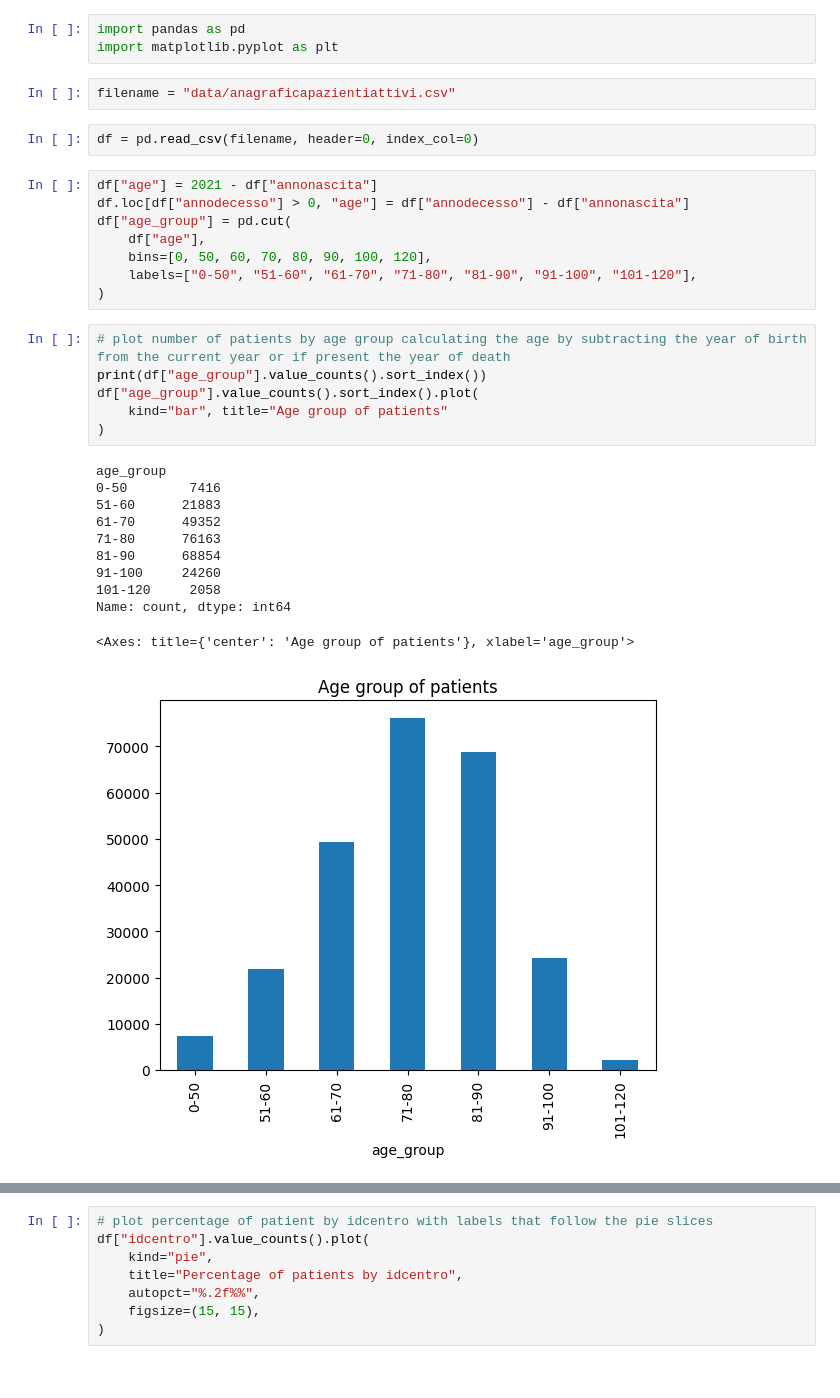
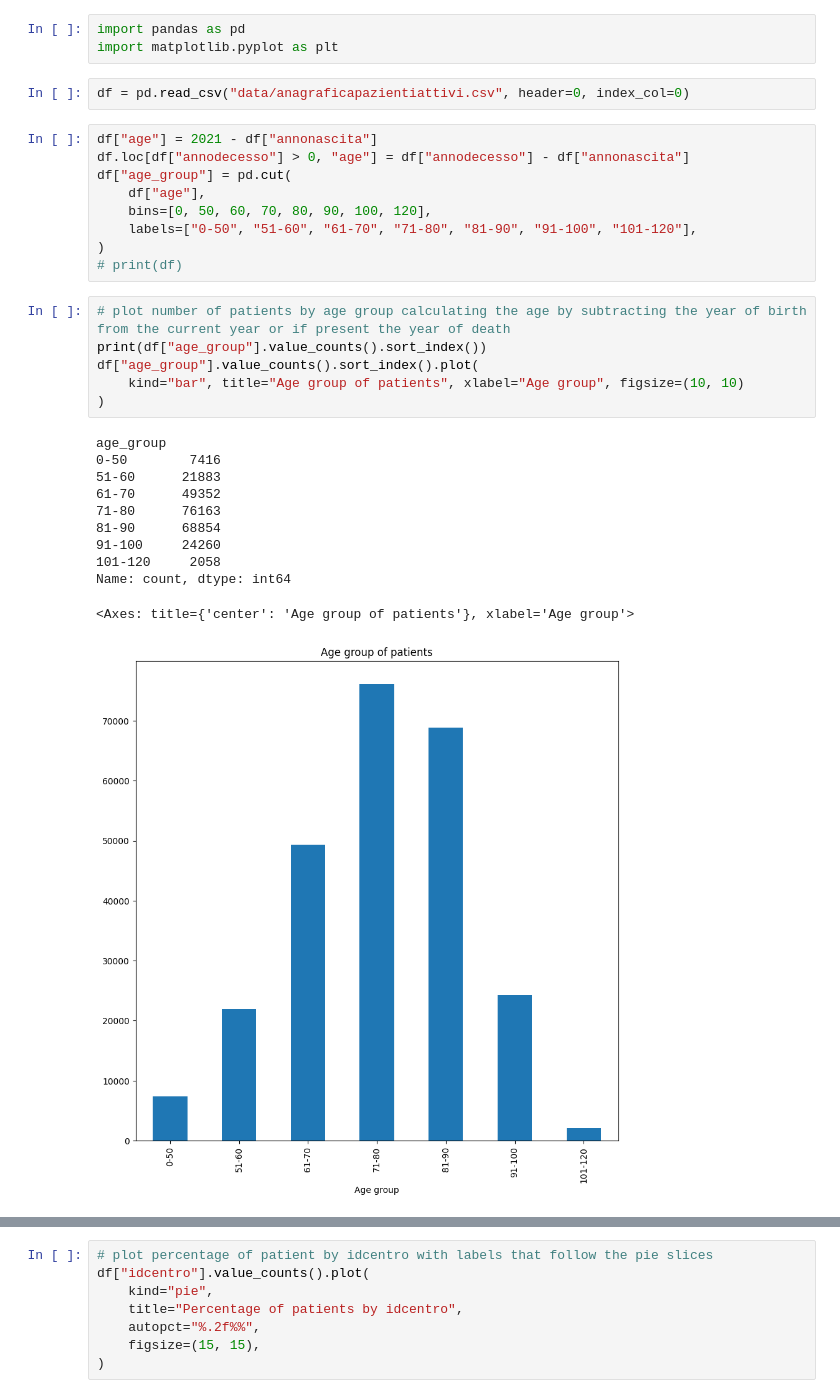
Before and after one commit to AntoAndGar/ML-Health-Event-Prediction, a Jupyter notebook: plot.ipynb, the cells around one changed output, grey strips where cells are left out. Drawn from its saved outputs; the diff is of its cells as text.

Commit message:
added more plots

```diff
--- a/plot.ipynb
+++ b/plot.ipynb
@@ -1,10 +1,8 @@
 # %%
 import pandas as pd
 import matplotlib.pyplot as plt
-# %%
-filename = "data/anagraficapazientiattivi.csv"
 # %%
-df = pd.read_csv(filename, header=0, index_col=0)
+df = pd.read_csv("data/anagraficapazientiattivi.csv", header=0, index_col=0)
 # %%
 df["age"] = 2021 - df["annonascita"]
 df.loc[df["annodecesso"] > 0, "age"] = df["annodecesso"] - df["annonascita"]
@@ -13,24 +11,25 @@ df["age_group"] = pd.cut(
     bins=[0, 50, 60, 70, 80, 90, 100, 120],
     labels=["0-50", "51-60", "61-70", "71-80", "81-90", "91-100", "101-120"],
 )
+# print(df)
 # %%
 # plot number of patients by age group calculating the age by subtracting the year of birth from the current year or if present the year of death
 print(df["age_group"].value_counts().sort_index())
 df["age_group"].value_counts().sort_index().plot(
-    kind="bar", title="Age group of patients"
+    kind="bar", title="Age group of patients", xlabel="Age group", figsize=(10, 10)
 )
 # %% [output]
 age_group
 0-50        7416
 51-60      21883
 61-70      49352
 71-80      76163
 81-90      68854
 91-100     24260
 101-120     2058
 Name: count, dtype: int64
-<Axes: title={'center': 'Age group of patients'}, xlabel='age_group'>
+<Axes: title={'center': 'Age group of patients'}, xlabel='Age group'>
-[figure, old version]
+[figure, new version]
 # %%
 # plot number of patients by age group and sex with a legend
 df.groupby(["age_group", "sesso"])["sesso"].count().unstack().plot(
```
Also changed, not shown: parts of 25 cells of this notebook.
